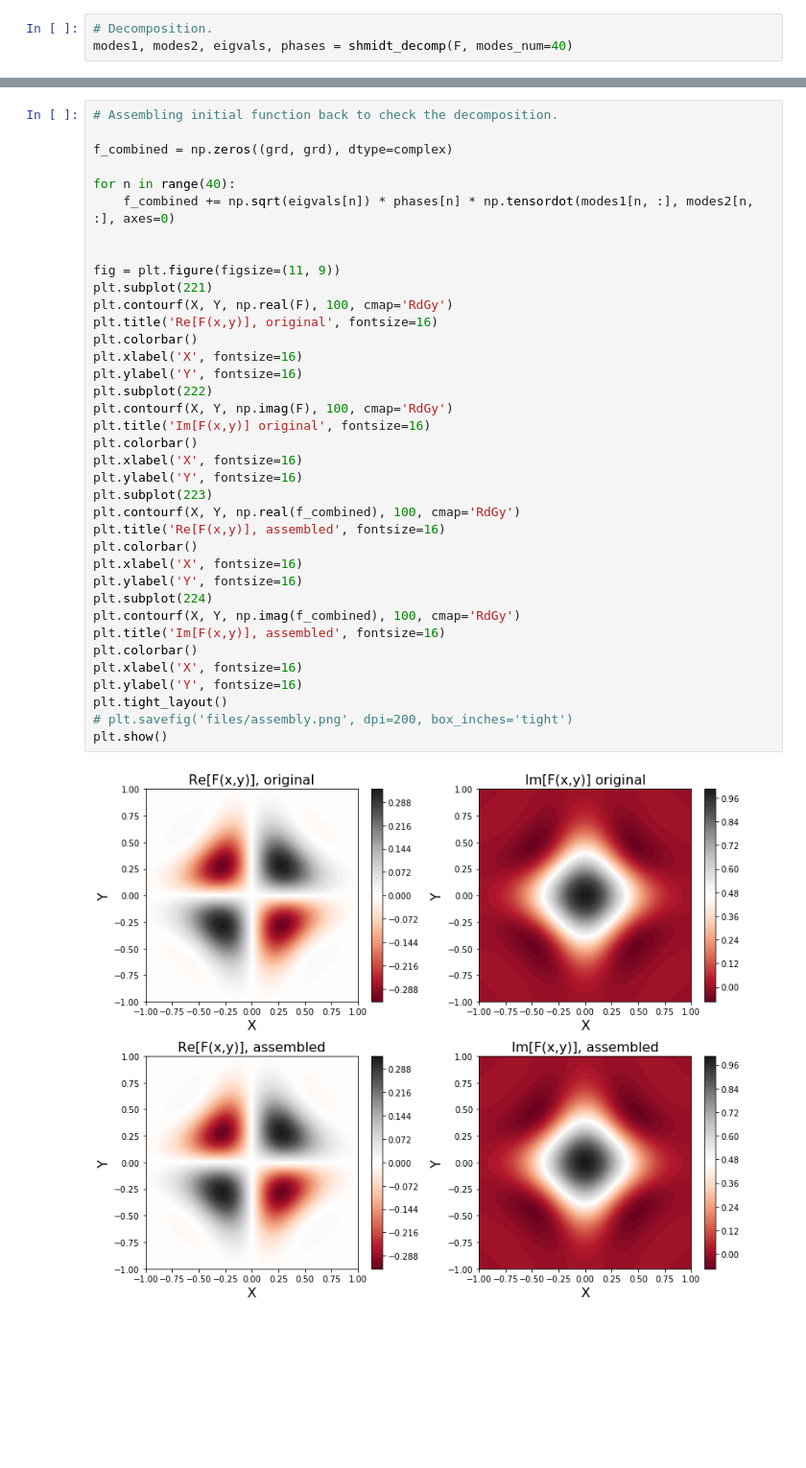
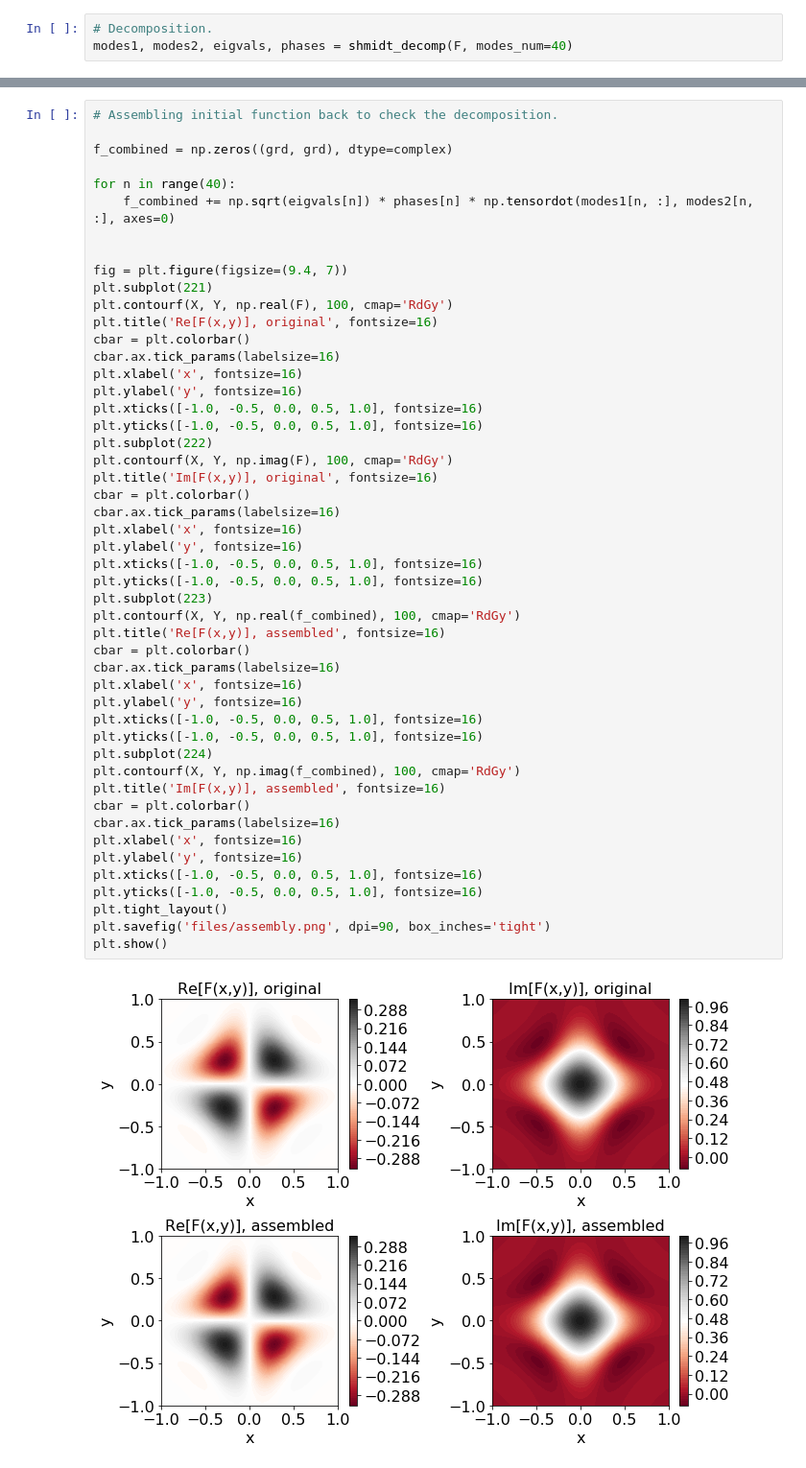
Before and after one commit to matthewR1993/shmidt_decompose, a Jupyter notebook: example.ipynb, the cells around one changed output, grey strips where cells are left out. Shown at 96% size. Drawn from its saved outputs; the diff is of its cells as text; blank space fills up the shorter version.

```diff
--- a/example.ipynb
+++ b/example.ipynb
@@ -87,39 +98,51 @@ plt.show()
 # %%
 # Assembling initial function back to check the decomposition.
 
 f_combined = np.zeros((grd, grd), dtype=complex)
 
 for n in range(40):
     f_combined += np.sqrt(eigvals[n]) * phases[n] * np.tensordot(modes1[n, :], modes2[n, :], axes=0)
 
 
-fig = plt.figure(figsize=(11, 9))
+fig = plt.figure(figsize=(9.4, 7))
 plt.subplot(221)
 plt.contourf(X, Y, np.real(F), 100, cmap='RdGy')
 plt.title('Re[F(x,y)], original', fontsize=16)
-plt.colorbar()
-plt.xlabel('X', fontsize=16)
-plt.ylabel('Y', fontsize=16)
+cbar = plt.colorbar()
+cbar.ax.tick_params(labelsize=16)
+plt.xlabel('x', fontsize=16)
+plt.ylabel('y', fontsize=16)
+plt.xticks([-1.0, -0.5, 0.0, 0.5, 1.0], fontsize=16)
+plt.yticks([-1.0, -0.5, 0.0, 0.5, 1.0], fontsize=16)
 plt.subplot(222)
 plt.contourf(X, Y, np.imag(F), 100, cmap='RdGy')
-plt.title('Im[F(x,y)] original', fontsize=16)
-plt.colorbar()
-plt.xlabel('X', fontsize=16)
-plt.ylabel('Y', fontsize=16)
+plt.title('Im[F(x,y)], original', fontsize=16)
+cbar = plt.colorbar()
+cbar.ax.tick_params(labelsize=16)
+plt.xlabel('x', fontsize=16)
+plt.ylabel('y', fontsize=16)
+plt.xticks([-1.0, -0.5, 0.0, 0.5, 1.0], fontsize=16)
+plt.yticks([-1.0, -0.5, 0.0, 0.5, 1.0], fontsize=16)
 plt.subplot(223)
 plt.contourf(X, Y, np.real(f_combined), 100, cmap='RdGy')
 plt.title('Re[F(x,y)], assembled', fontsize=16)
-plt.colorbar()
-plt.xlabel('X', fontsize=16)
-plt.ylabel('Y', fontsize=16)
+cbar = plt.colorbar()
+cbar.ax.tick_params(labelsize=16)
+plt.xlabel('x', fontsize=16)
+plt.ylabel('y', fontsize=16)
+plt.xticks([-1.0, -0.5, 0.0, 0.5, 1.0], fontsize=16)
+plt.yticks([-1.0, -0.5, 0.0, 0.5, 1.0], fontsize=16)
 plt.subplot(224)
 plt.contourf(X, Y, np.imag(f_combined), 100, cmap='RdGy')
 plt.title('Im[F(x,y)], assembled', fontsize=16)
-plt.colorbar()
-plt.xlabel('X', fontsize=16)
-plt.ylabel('Y', fontsize=16)
+cbar = plt.colorbar()
+cbar.ax.tick_params(labelsize=16)
+plt.xlabel('x', fontsize=16)
+plt.ylabel('y', fontsize=16)
+plt.xticks([-1.0, -0.5, 0.0, 0.5, 1.0], fontsize=16)
+plt.yticks([-1.0, -0.5, 0.0, 0.5, 1.0], fontsize=16)
 plt.tight_layout()
-# plt.savefig('files/assembly.png', dpi=200, box_inches='tight')
+plt.savefig('files/assembly.png', dpi=90, box_inches='tight')
 plt.show()
 # %% [output]
-[figure, old version]
+[figure, new version]
```
Also changed, not shown: parts of 2 cells of this notebook.
